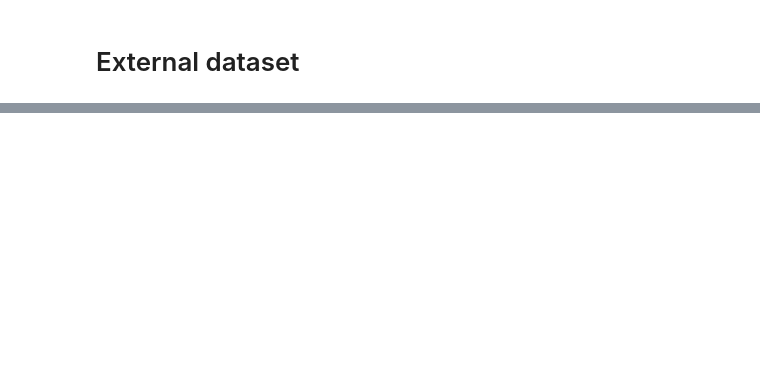
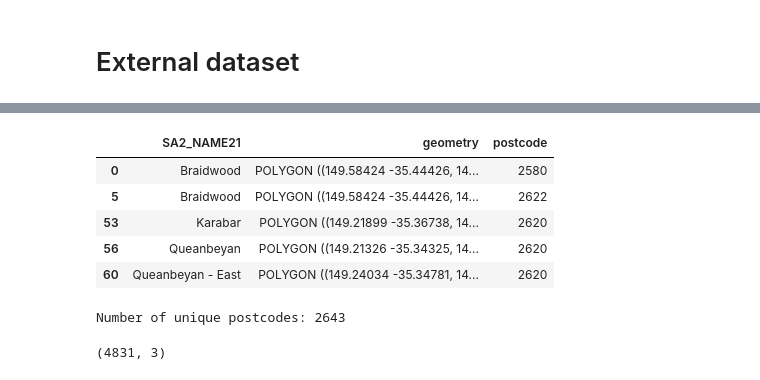
Before and after one commit to MAST30034-AppliedDataScience/project-2-group-buy-now-pay-later-industry-project-28, a Jupyter notebook: notebooks/Preliminary Analysis.ipynb, the cells around one changed output, grey strips where cells are left out. Cells and saved outputs as stored; diff of their text form; code cells hidden in the pictures; blank space fills up the shorter version.

```diff
--- a/notebooks/Preliminary Analysis.ipynb
+++ b/notebooks/Preliminary Analysis.ipynb
@@ -263,0 +215,11 @@ result_gda.head(10)
+# %%
+# read SA2 name and its geometry
+gda = gpd.read_file('../data/tables/SA2_2021_AUST_SHP_GDA2020/SA2_2021_AUST_GDA2020.shp')
+gda = gda[['SA2_NAME21', 'geometry']]
+
+# read the SA2 name and postcode lookup table
+postcode_sa2 = pd.read_csv('../data/tables/asgs2021codingindexs/2023 Locality to 2021 SA2 Coding Index.csv')
+postcode_sa2 = postcode_sa2[['SA2_NAME_2021', 'POSTCODE']]
+postcode_sa2 = postcode_sa2.dropna(subset=['POSTCODE'])
+postcode_sa2['POSTCODE'] = postcode_sa2['POSTCODE'].astype(int)
+postcode_sa2 = postcode_sa2.rename(columns={'POSTCODE': 'postcode'})
@@ -263,0 +244,22 @@ result_gda.head(10)
+# %%
+postcode_sa2_geo = gda.merge(postcode_sa2, left_on='SA2_NAME21', right_on='SA2_NAME_2021', how='inner')
+postcode_sa2_geo = postcode_sa2_geo.drop_duplicates()
+postcode_sa2_geo = postcode_sa2_geo.drop(columns=['SA2_NAME_2021'])
+postcode_sa2_geo.head()
+# %% [output]
+|  | SA2_NAME21 | geometry | postcode |
+| 0 | Braidwood | POLYGON ((149.58424 -35.44426, 14... | 2580 |
+| 5 | Braidwood | POLYGON ((149.58424 -35.44426, 14... | 2622 |
+| 53 | Karabar | POLYGON ((149.21899 -35.36738, 14... | 2620 |
+| 56 | Queanbeyan | POLYGON ((149.21326 -35.34325, 14... | 2620 |
+| 60 | Queanbeyan - East | POLYGON ((149.24034 -35.34781, 14... | 2620 |
+# %%
+# number of unique postcode
+unique_postcodes_count = len(postcode_sa2_geo['postcode'].unique())
+print(f"Number of unique postcodes: {unique_postcodes_count}")
+# %% [output]
+Number of unique postcodes: 2643
+# %%
+postcode_sa2_geo.shape
+# %% [output]
+(4831, 3)
```
Also changed, not shown: parts of 28 cells of this notebook, 1 other file.
